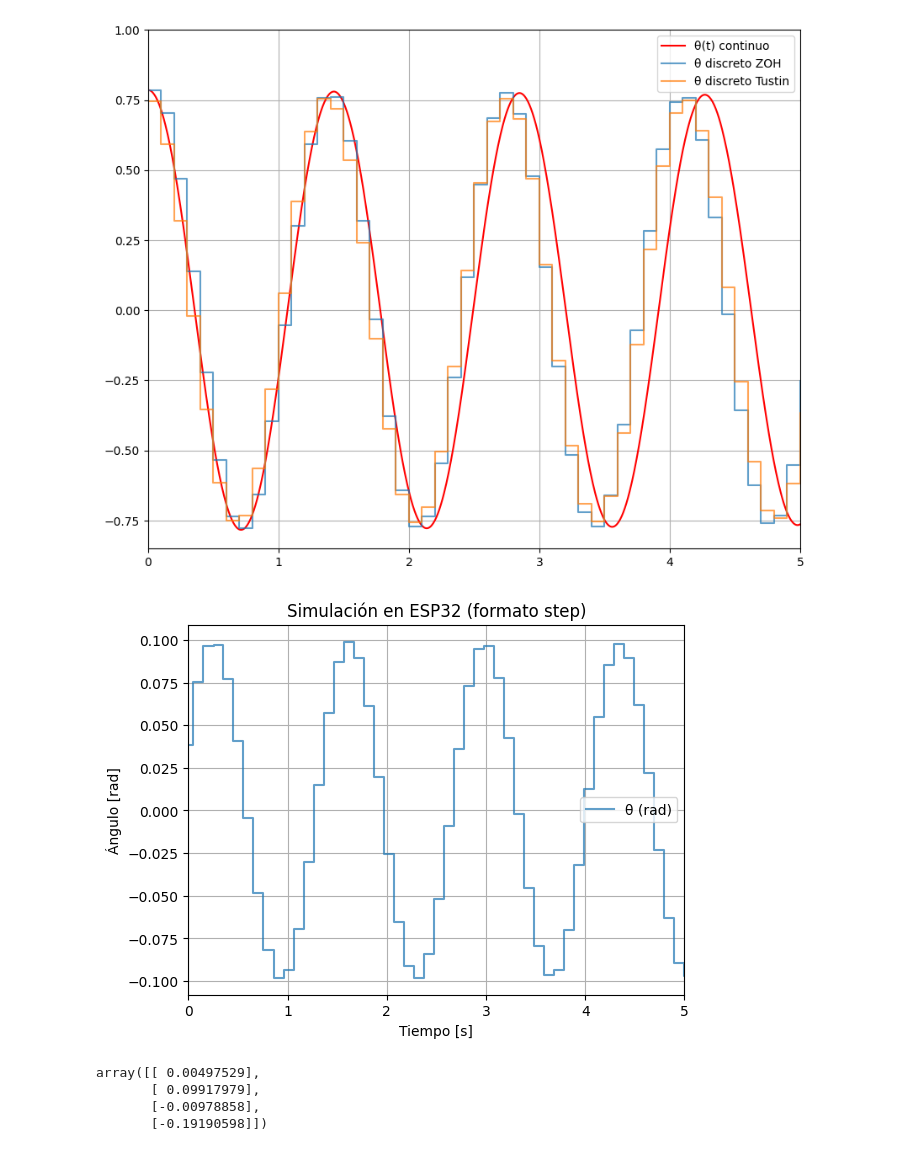
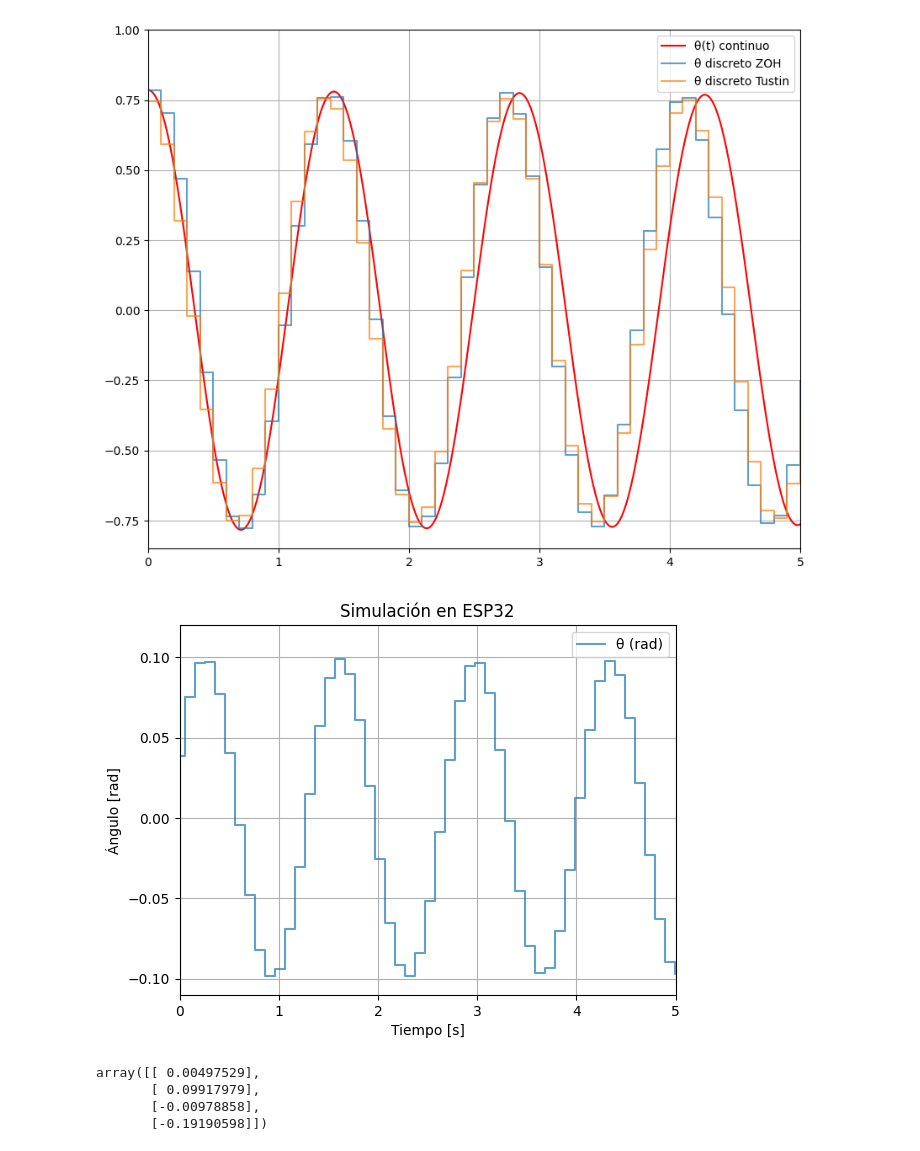
Before and after one commit to G-Leonel-6/Identificacion_control_adaptativo, a Jupyter notebook: simulador.ipynb, the cells around one changed output. Drawn from its saved outputs; the diff is of its cells as text; code cells hidden in the pictures.

```diff
--- a/simulador.ipynb
+++ b/simulador.ipynb
@@ -552,29 +552,30 @@ plt.show()
 # %%
 import pandas as pd
 import matplotlib.pyplot as plt
 
 df = pd.read_csv("teleplot_export.csv")
 # El timestamp que guarda Teleplot está en la primera columna
 # Lo convertimos en tiempo relativo (t=0 en la primera muestra)
 t = df.iloc[:,0] - df.iloc[0,0]
 
 # Reemplazar NaN con último valor válido
 df = df.fillna(method="ffill")
 
 # Suponiendo que la señal "theta" está en la columna llamada 'theta'
 theta = df["theta"]
 
 # Graficar con estilo escalonado
 plt.step(t, theta, where="post", label="θ (rad)",  alpha=0.7)
 plt.xlim(0,5)
+plt.ylim(-0.110, 0.120)
 plt.xlabel("Tiempo [s]")
 plt.ylabel("Ángulo [rad]")
-plt.title("Simulación en ESP32 (formato step)")
+plt.title("Simulación en ESP32")
 plt.legend()
 plt.grid(True)
 plt.show()
 # %% [output]
-[figure, old version]
+[figure, new version]
 # %%
 sys_d.B
 # %% [output]
```
